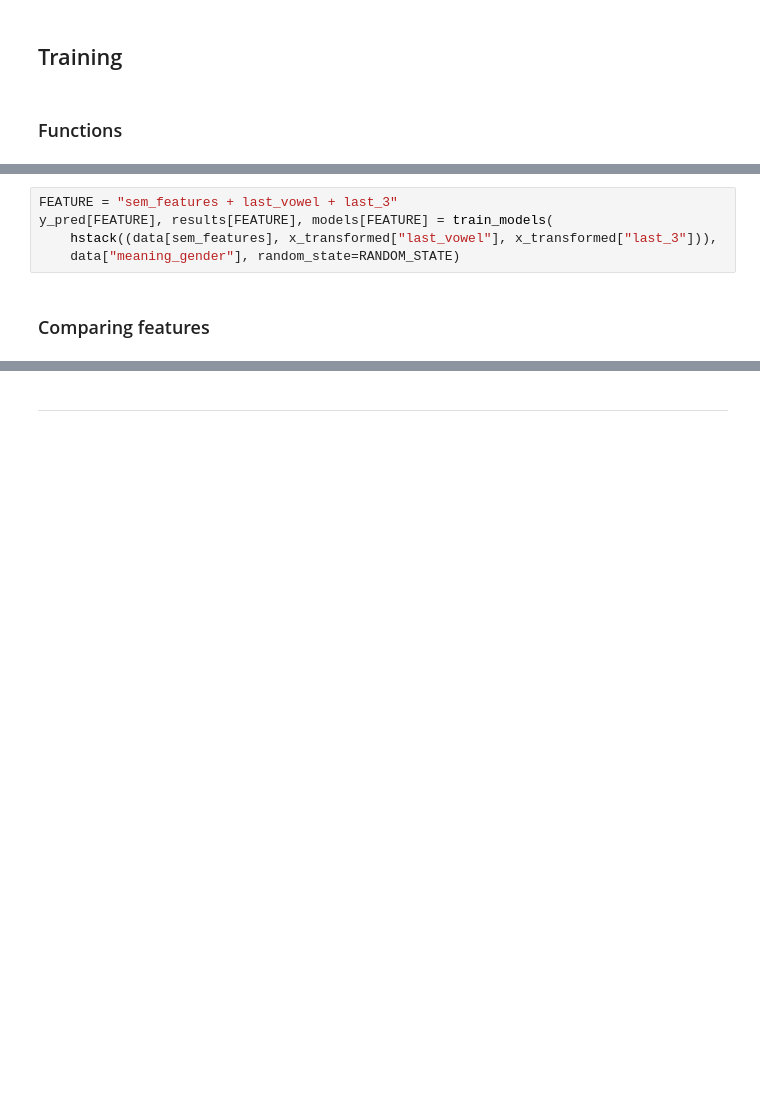
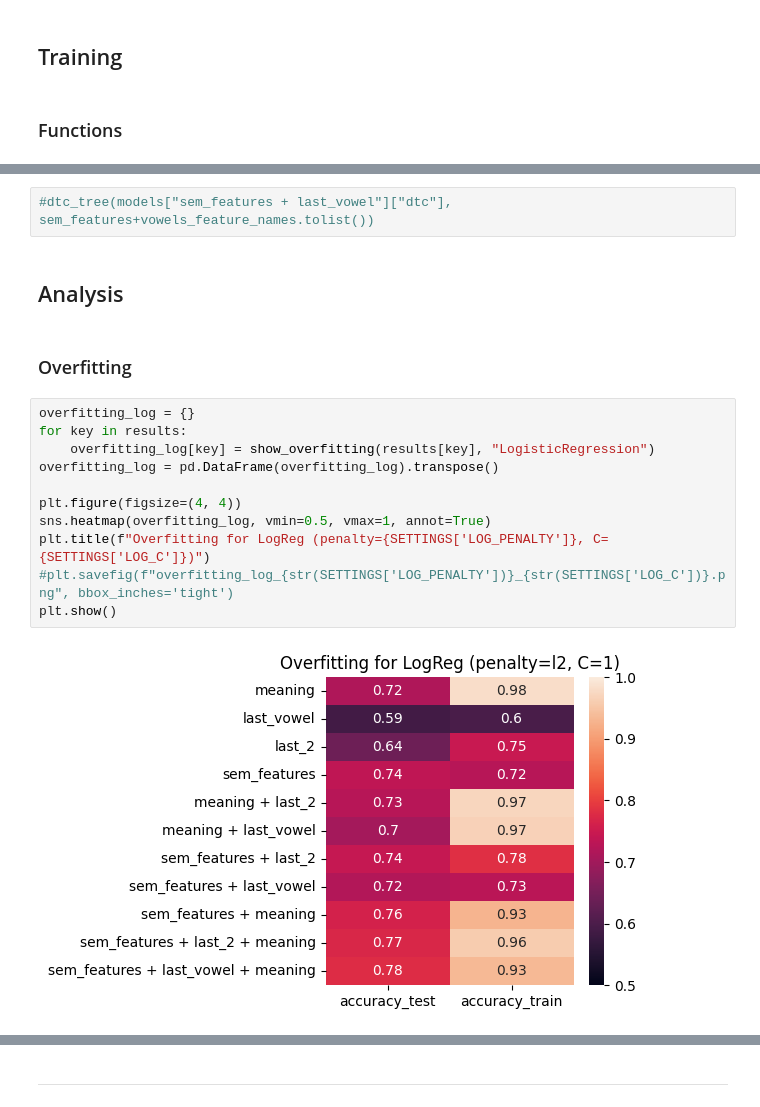
Before and after one commit to mashakrivolap/Coursework2024shughnigender, a Jupyter notebook: Predicting the Gender Category for Shughni Nouns Using Machine Learning Methods.ipynb, the cells around one changed output, grey strips where cells are left out. Saved outputs shown, nothing was run; the diff lists cells and outputs as text; blank space fills up the shorter version.

```diff
--- a/Predicting the Gender Category for Shughni Nouns Using Machine Learning Methods.ipynb
+++ b/Predicting the Gender Category for Shughni Nouns Using Machine Learning Methods.ipynb
@@ -300,7 +332,19 @@ y_pred[FEATURE], results[FEATURE], models[FEATURE] = train_models(
-# %%
-FEATURE = "sem_features + last_vowel + last_3"
-y_pred[FEATURE], results[FEATURE], models[FEATURE] = train_models(
-    hstack((data[sem_features], x_transformed["last_vowel"], x_transformed["last_3"])),
-    data["meaning_gender"], random_state=RANDOM_STATE)
+# %%
+#dtc_tree(models["sem_features + last_vowel"]["dtc"], sem_features+vowels_feature_names.tolist())
 # %% [markdown]
-### Comparing features
+## Analysis
+# %% [markdown]
+### Overfitting
+# %%
+overfitting_log = {}
+for key in results:
+    overfitting_log[key] = show_overfitting(results[key], "LogisticRegression")
+overfitting_log = pd.DataFrame(overfitting_log).transpose()
+
+plt.figure(figsize=(4, 4))
+sns.heatmap(overfitting_log, vmin=0.5, vmax=1, annot=True)
+plt.title(f"Overfitting for LogReg (penalty={SETTINGS['LOG_PENALTY']}, C={SETTINGS['LOG_C']})")
+#plt.savefig(f"overfitting_log_{str(SETTINGS['LOG_PENALTY'])}_{str(SETTINGS['LOG_C'])}.png", bbox_inches='tight')
+plt.show()
+# %% [output]
+[figure, added]
```
Also changed, not shown: parts of 38 cells of this notebook, 1 other file.
